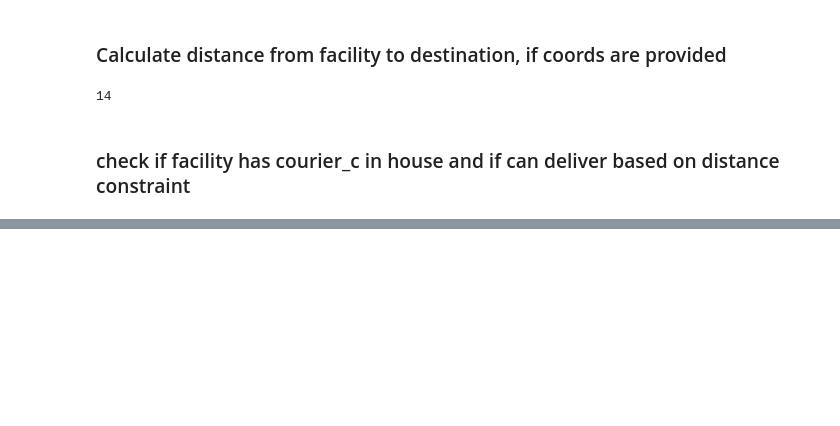
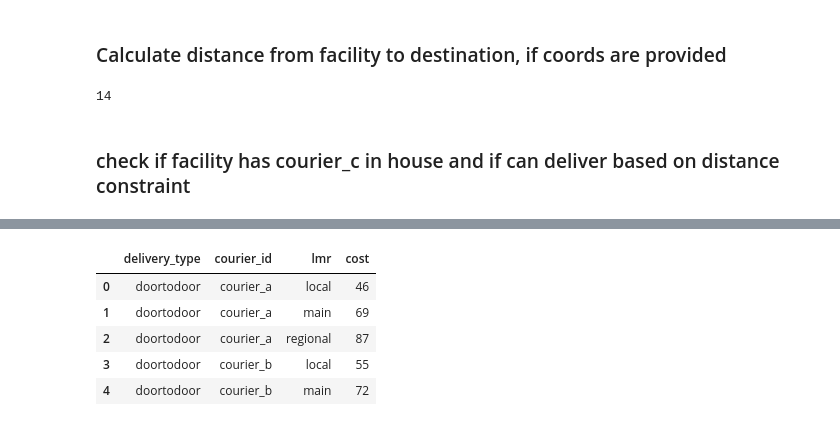
Before and after one commit to kibambe-0167/sc-analyst, a Jupyter notebook: app.ipynb, the cells around one changed output, grey strips where cells are left out. Cells and saved outputs as stored; diff of their text form; code cells hidden in the pictures; blank space fills up the shorter version.

```diff
--- a/app.ipynb
+++ b/app.ipynb
@@ -376,0 +416,14 @@ facility_courier_c_active
+# %%
+courier_costs_df = pd.read_csv("./data/courier_costs.csv")
+# normalise text entries
+courier_costs_df['courier_id'] = courier_costs_df['courier_id'].apply( lambda x : x.lower())
+courier_costs_df['delivery_type'] = courier_costs_df['delivery_type'].apply( lambda x : x.lower())
+courier_costs_df['lmr'] = courier_costs_df['lmr'].apply( lambda x : x.lower())
+courier_costs_df.head()
+# %% [output]
+|  | delivery_type | courier_id | lmr | cost |
+| 0 | doortodoor | courier_a | local | 46 |
+| 1 | doortodoor | courier_a | main | 69 |
+| 2 | doortodoor | courier_a | regional | 87 |
+| 3 | doortodoor | courier_b | local | 55 |
+| 4 | doortodoor | courier_b | main | 72 |
```
Also changed, not shown: parts of 18 cells of this notebook, 1 other file.
